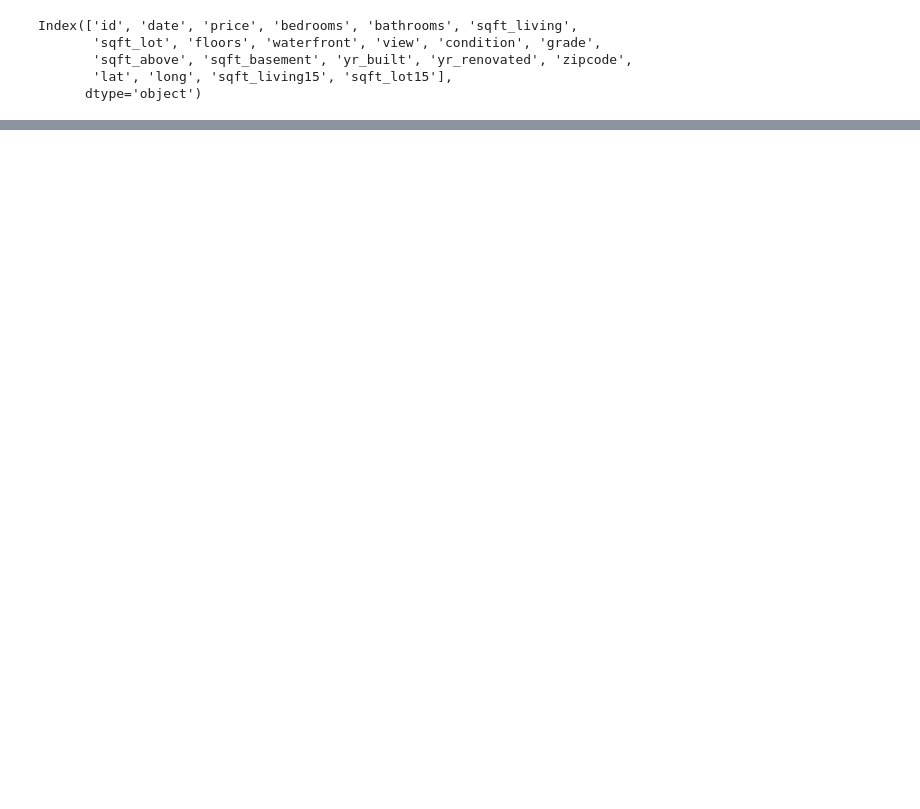
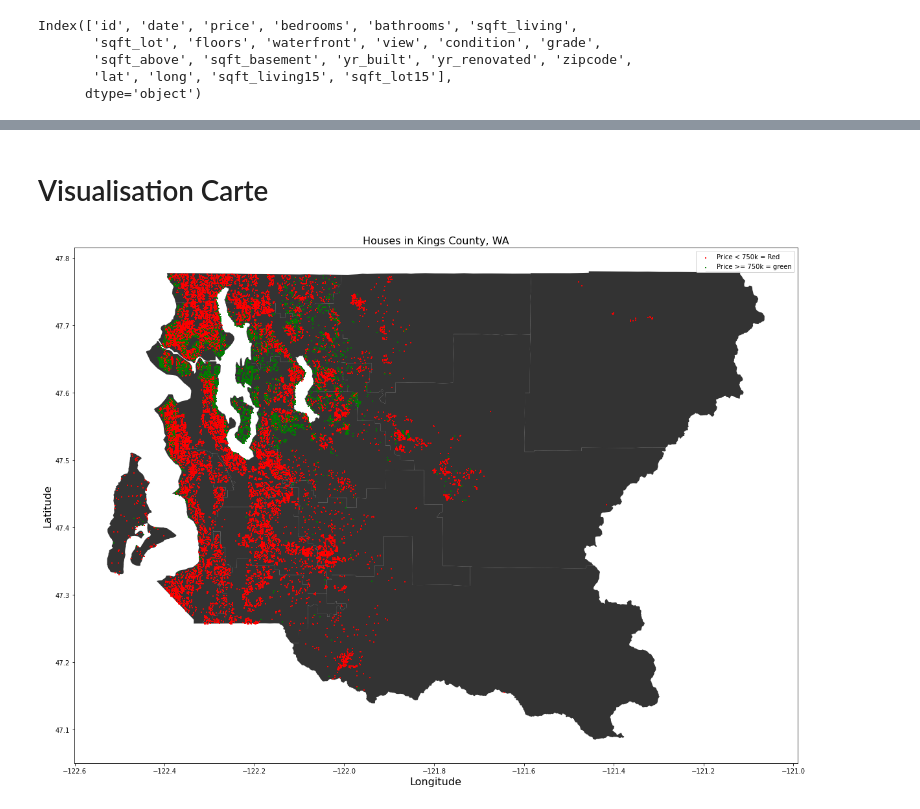
Before and after one commit to StevenDelval/application_pr-diction_prix_maison, a Jupyter notebook: data_cleaning_analysis.ipynb, the cells around one changed output, grey strips where cells are left out. Saved outputs shown, nothing was run; the diff lists cells and outputs as text; code cells hidden in the pictures; blank space fills up the shorter version.

Commit message:
Visualisation

```diff
--- a/data_cleaning_analysis.ipynb
+++ b/data_cleaning_analysis.ipynb
@@ -52,4 +61,2 @@ columns_useful = ['date', 'price', 'bedrooms', 'bathrooms', 'sqft_living',
-# %%
-df=df[columns_useful]
 # %%
 df['date'] = pd.to_datetime(df['date'], format='%Y%m%dT000000')
@@ -81,0 +75,20 @@ df[df["view"] > 0]
+# %% [markdown]
+# Visualisation Carte
+# %%
+
+geometry = [Point(xy) for xy in zip(df["long"],df["lat"])]
+geo_df = GeoDataFrame(df,geometry =geometry)
+kings_county = gpd.read_file('School_Districts_in_King_County___schdst_area/School_Districts_in_King_County___schdst_area.shp')
+
+fig, ax = plt.subplots(figsize = (20,20))
+kings_county.plot(ax=ax, alpha = 0.8, color = 'black')
+geo_df[geo_df['price'] < 750000].plot(ax = ax , markersize = 1,color = 'red',marker = 's',label = 'Price < 750k = Red', aspect = 1.5)
+geo_df[geo_df['price'] >= 750000].plot(ax = ax , markersize = 1,color = 'green',marker = 's',label = 'Price >= 750k = green', aspect = 1.5)
+plt.legend(prop = {'size':10} )
+ax.set_title('Houses in Kings County, WA', fontdict = {'fontsize':
+                16})
+ax.set_ylabel('Latitude',fontdict = {'fontsize': 16})
+ax.set_xlabel('Longitude',fontdict = {'fontsize': 16})
+plt.show()
+# %% [output]
+[figure, added]
```
Also changed, not shown: parts of 6 cells of this notebook.
